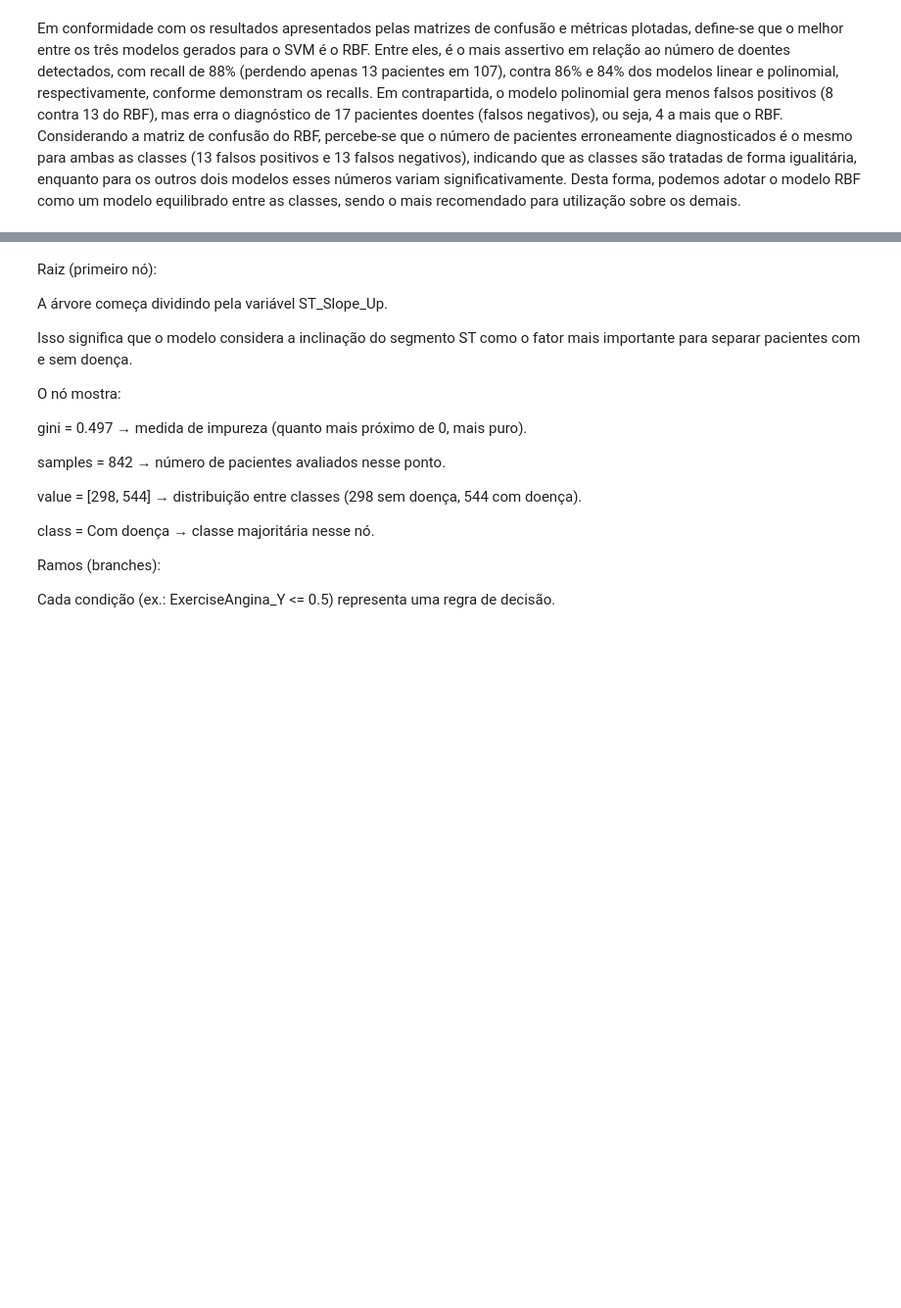
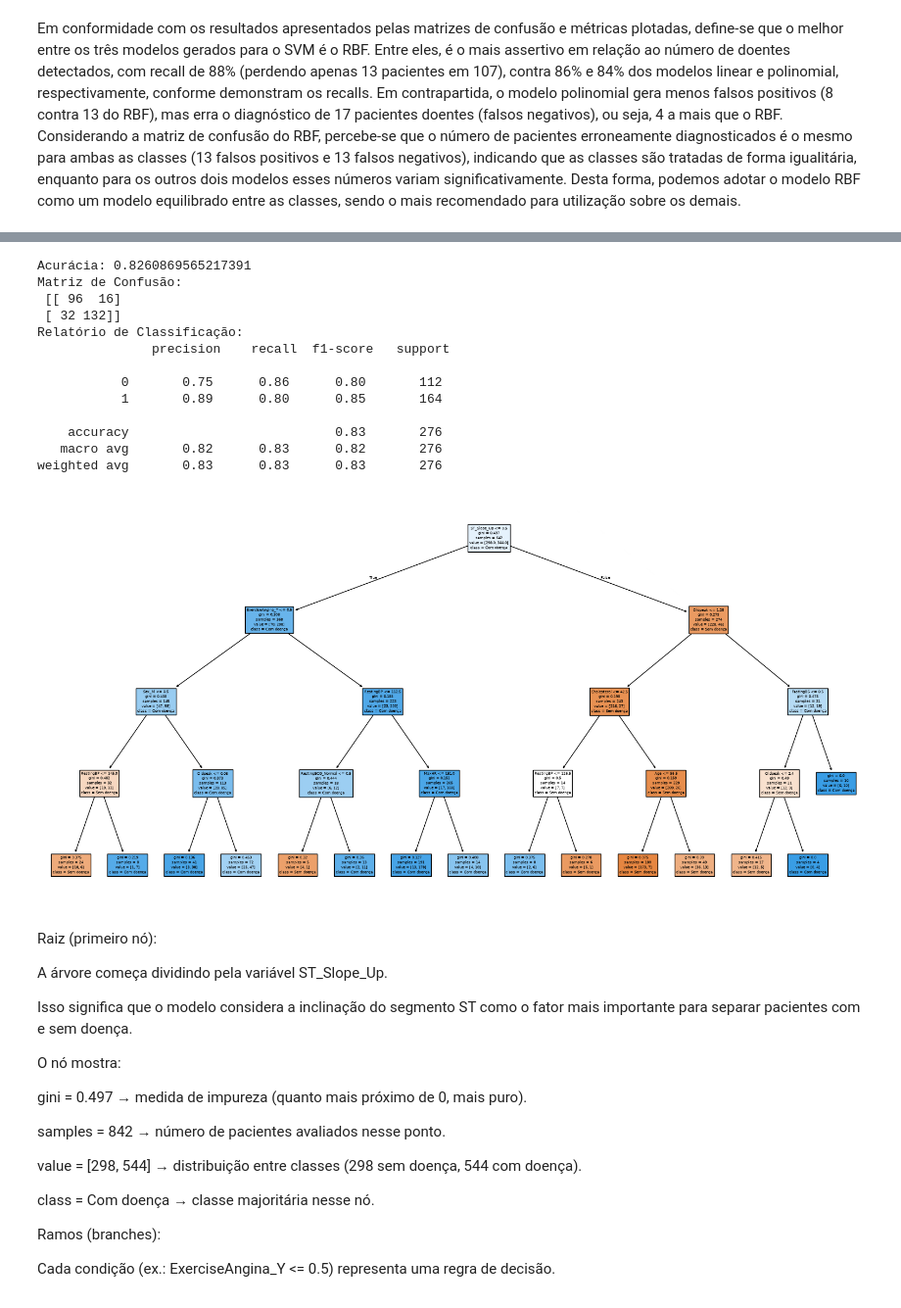
Before and after one commit to nikolasluis/Aprendizado-de-M-quina-Supervisionado---Equipe-8, a Jupyter notebook: Trabalho_Prático_—_Comparação_de_Algoritmos_de_Aprendizado_de_Máquina_Supervisionado_Equipe_8.ipynb, the cells around one changed output, grey strips where cells are left out. Shown at 98% size. Cells and saved outputs as stored; diff of their text form; code cells hidden in the pictures; blank space fills up the shorter version.

```diff
--- a/Trabalho_Prático_—_Comparação_de_Algoritmos_de_Aprendizado_de_Máquina_Supervisionado_Equipe_8.ipynb
+++ b/Trabalho_Prático_—_Comparação_de_Algoritmos_de_Aprendizado_de_Máquina_Supervisionado_Equipe_8.ipynb
@@ -510,46 +677,45 @@ plt.show()
 # %%
-# 1. Importar bibliotecas
-import pandas as pd
-from sklearn.model_selection import train_test_split
-from sklearn.tree import DecisionTreeClassifier, plot_tree
-from sklearn.metrics import accuracy_score, confusion_matrix, classification_report
-import matplotlib.pyplot as plt
-
-# 2. Carregar dataset
-file_path = 'heart.csv'
-
-df = kagglehub.load_dataset(
-  KaggleDatasetAdapter.PANDAS,
-  'fedesoriano/heart-failure-prediction',
-  file_path
-)
-
 # 3. Separar features (X) e target (y)
 X = df.drop("HeartDisease", axis=1)
 y = df["HeartDisease"]
 
 # 4. Transformar variáveis categóricas em numéricas
 X = pd.get_dummies(X, drop_first=True)
 
 # 5. Dividir em treino e teste
 X_train, X_test, y_train, y_test = train_test_split(X, y, test_size=0.3, random_state=42)
 
 # 6. Criar e treinar o modelo
 model = DecisionTreeClassifier(max_depth=4, random_state=42)
 model.fit(X_train, y_train)
 
 # 7. Fazer previsões
 y_pred = model.predict(X_test)
 
 # 8. Avaliar desempenho
 print("Acurácia:", accuracy_score(y_test, y_pred))
 print("Matriz de Confusão:\n", confusion_matrix(y_test, y_pred))
 print("Relatório de Classificação:\n", classification_report(y_test, y_pred))
 
 # 9. Visualizar a árvore
 plt.figure(figsize=(20,10))
 plot_tree(model, feature_names=X.columns, class_names=["Sem doença","Com doença"], filled=True)
 plt.show()
+# %% [output]
+Acurácia: 0.8260869565217391
+Matriz de Confusão:
+ [[ 96  16]
+ [ 32 132]]
+Relatório de Classificação:
+               precision    recall  f1-score   support
+
+           0       0.75      0.86      0.80       112
+           1       0.89      0.80      0.85       164
+
+    accuracy                           0.83       276
+   macro avg       0.82      0.83      0.82       276
+weighted avg       0.83      0.83      0.83       276
+[figure, added]
 # %% [markdown]
 Raiz (primeiro nó):
 
```
Also changed, not shown: parts of 14 cells of this notebook.
